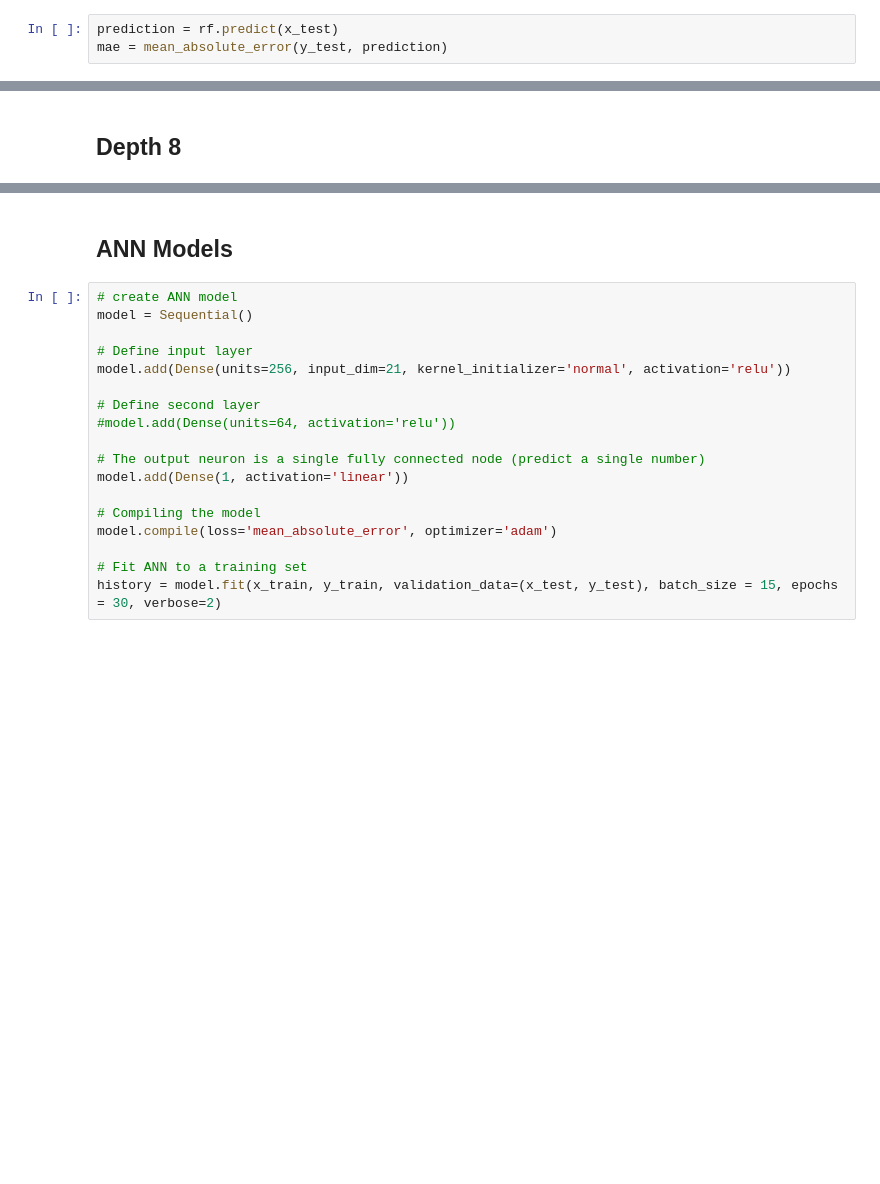
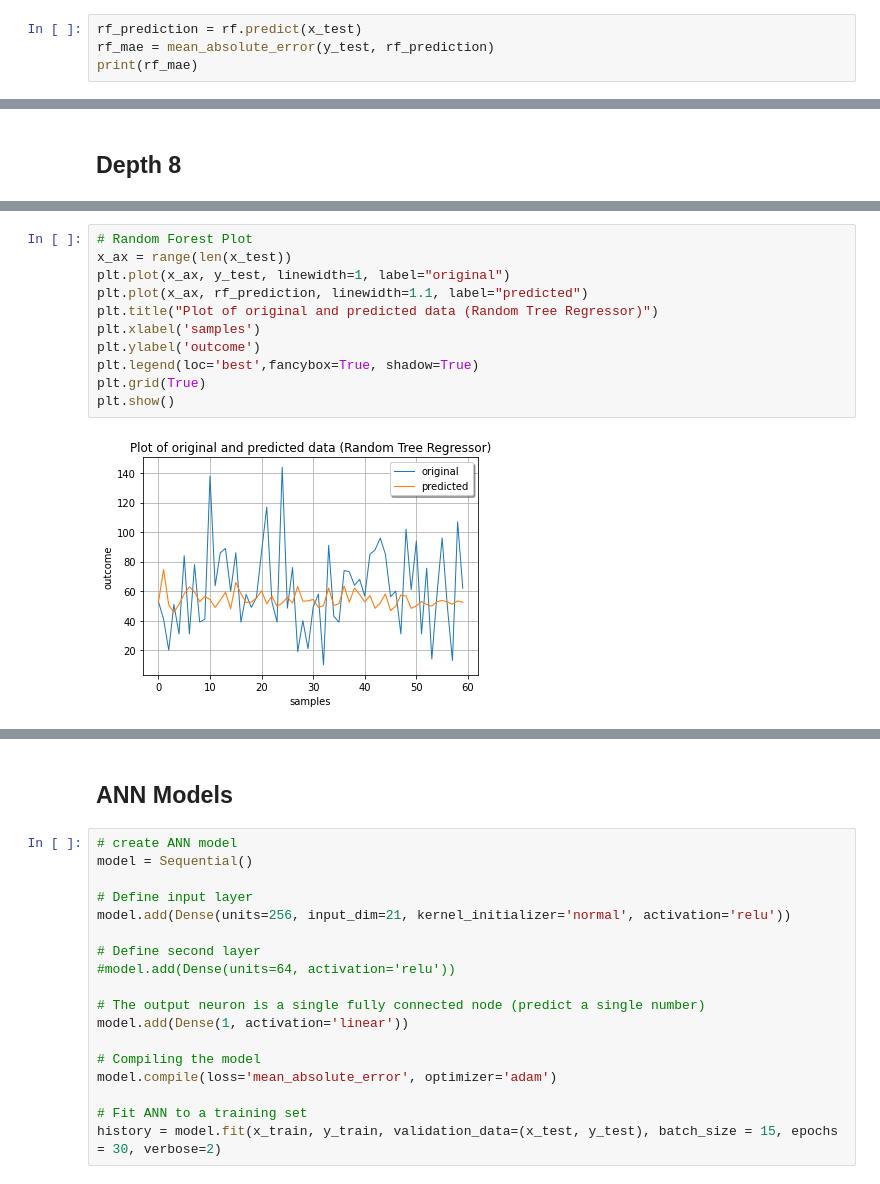
Before and after one commit to JasonErwin/Breast-Cancer-Machine-Learning, a Jupyter notebook: Regression/CW2_Regression_(Decision_Tree_and_ANN).ipynb, the cells around one changed output, grey strips where cells are left out. Cells and saved outputs as stored; diff of their text form; blank space fills up the shorter version.

Commit message:
Add plot for random tree regressor

```diff
--- a/Regression/CW2_Regression_(Decision_Tree_and_ANN).ipynb
+++ b/Regression/CW2_Regression_(Decision_Tree_and_ANN).ipynb
@@ -151,5 +151,6 @@ regr_3 = DecisionTreeRegressor(max_depth=8, random_state=42, criterion='absolute
 # %%
 rf = RandomForestRegressor(n_estimators = 300, max_features = 'sqrt', max_depth = 5, random_state = 42).fit(x_train, y_train)
 # %%
-prediction = rf.predict(x_test)
-mae = mean_absolute_error(y_test, prediction)
+rf_prediction = rf.predict(x_test)
+rf_mae = mean_absolute_error(y_test, rf_prediction)
+print(rf_mae)
@@ -207,6 +208,19 @@ export_graphviz(regr_3, out_file ='depth8.dot',feature_names = column_names)
 ## Depth 8 ##
 # %% [markdown]
 ![depth8.svg](embedded-picture-1)
+# %%
+# Random Forest Plot
+x_ax = range(len(x_test))
+plt.plot(x_ax, y_test, linewidth=1, label="original")
+plt.plot(x_ax, rf_prediction, linewidth=1.1, label="predicted")
+plt.title("Plot of original and predicted data (Random Tree Regressor)")
+plt.xlabel('samples')
+plt.ylabel('outcome')
+plt.legend(loc='best',fancybox=True, shadow=True)
+plt.grid(True)
+plt.show()
+# %% [output]
+[figure, added]
 # %%
 # MSE accuracy
 mse_r1 = np.sqrt(mean_squared_error(regr_1_result,y_test))
```
Also changed, not shown: parts of 4 cells of this notebook.
